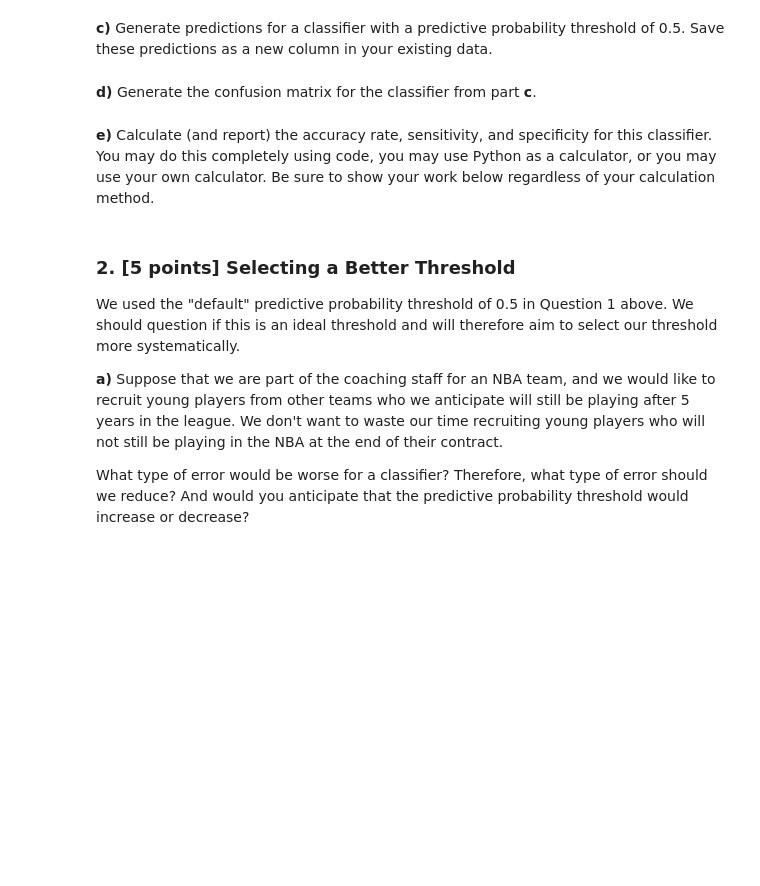
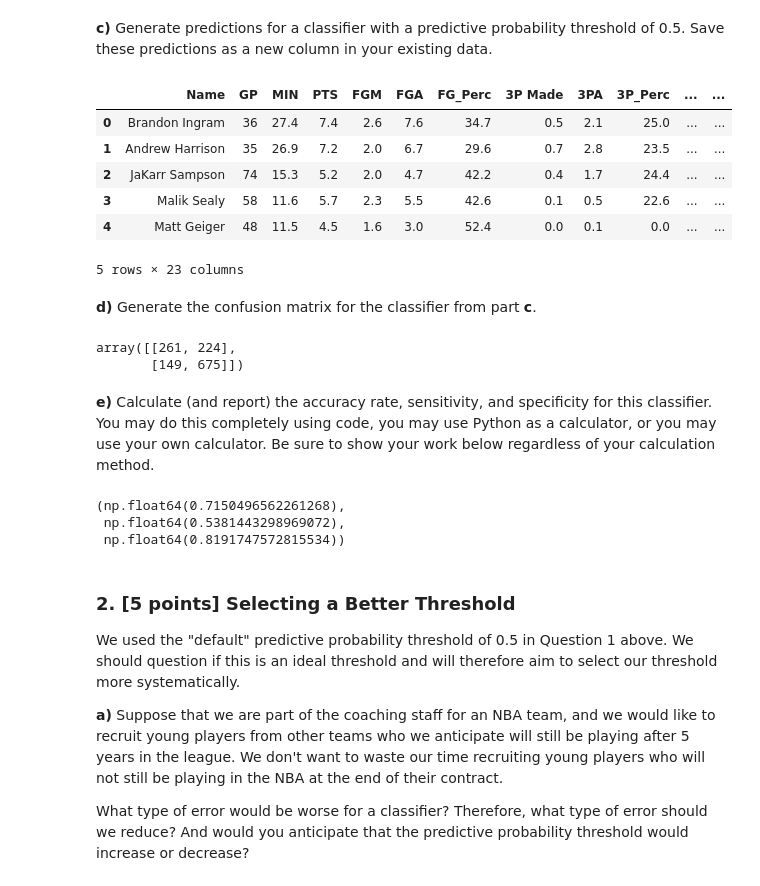
Before and after one commit to MatthewMandhyan/Stat207_clone, a Jupyter notebook: lab_12/lab_12.ipynb, the cells around one changed output. Drawn from its saved outputs; the diff is of its cells as text; code cells hidden in the pictures; blank space fills up the shorter version.

```diff
--- a/lab_12/lab_12.ipynb
+++ b/lab_12/lab_12.ipynb
@@ -103,9 +117,40 @@ Recall that in Lab 11, we built a logistic regression model to predict whether a
 # %% [markdown]
 **c)** Generate predictions for a classifier with a predictive probability threshold of 0.5.  Save these predictions as a new column in your existing data.
+# %%
+df['pred_5yrs'] = 1 * (df['pred_prob'] >= 0.5)
+
+df.head()
+# %% [output]
+|  | Name | GP | MIN | PTS | FGM | FGA | FG_Perc | 3P Made | 3PA | 3P_Perc | ... | ... |
+| 0 | Brandon Ingram | 36 | 27.4 | 7.4 | 2.6 | 7.6 | 34.7 | 0.5 | 2.1 | 25.0 | ... | ... |
+| 1 | Andrew Harrison | 35 | 26.9 | 7.2 | 2.0 | 6.7 | 29.6 | 0.7 | 2.8 | 23.5 | ... | ... |
+| 2 | JaKarr Sampson | 74 | 15.3 | 5.2 | 2.0 | 4.7 | 42.2 | 0.4 | 1.7 | 24.4 | ... | ... |
+| 3 | Malik Sealy | 58 | 11.6 | 5.7 | 2.3 | 5.5 | 42.6 | 0.1 | 0.5 | 22.6 | ... | ... |
+| 4 | Matt Geiger | 48 | 11.5 | 4.5 | 1.6 | 3.0 | 52.4 | 0.0 | 0.1 | 0.0 | ... | ... |
+5 rows × 23 columns
 # %% [markdown]
 **d)** Generate the confusion matrix for the classifier from part **c**.
+# %%
+confusion_matrix(y_true=df['TARGET_5Yrs'], y_pred=df['pred_5yrs'])
+# %% [output]
+array([[261, 224],
+       [149, 675]])
 # %% [markdown]
 **e)** Calculate (and report) the accuracy rate, sensitivity, and specificity for this classifier.  You may do this completely using code, you may use Python as a calculator, or you may use your own calculator.  Be sure to show your work below regardless of your calculation method.
+# %%
+tn, fp, fn, tp = confusion_matrix(
+    y_true=df['TARGET_5Yrs'],
+    y_pred=df['pred_5yrs']
+).ravel()
+
+accuracy = (tp + tn) / (tp + tn + fp + fn)
+sensitivity = tp / (tp + fn)
+specificity = tn / (tn + fp)
+accuracy, specificity, sensitivity
+# %% [output]
+(np.float64(0.7150496562261268),
+ np.float64(0.5381443298969072),
+ np.float64(0.8191747572815534))
 # %% [markdown]
 ### 2. [5 points] Selecting a Better Threshold
 
```
Also changed, not shown: parts of 10 cells of this notebook.
